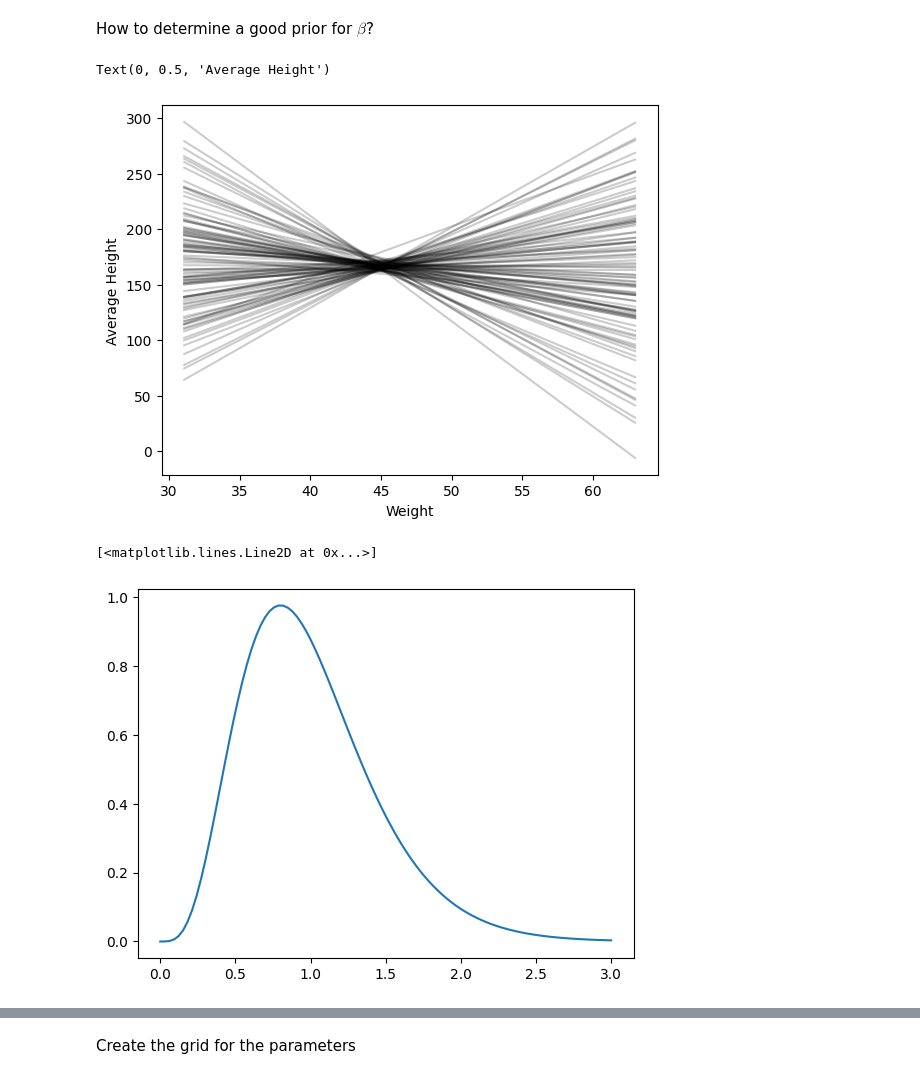
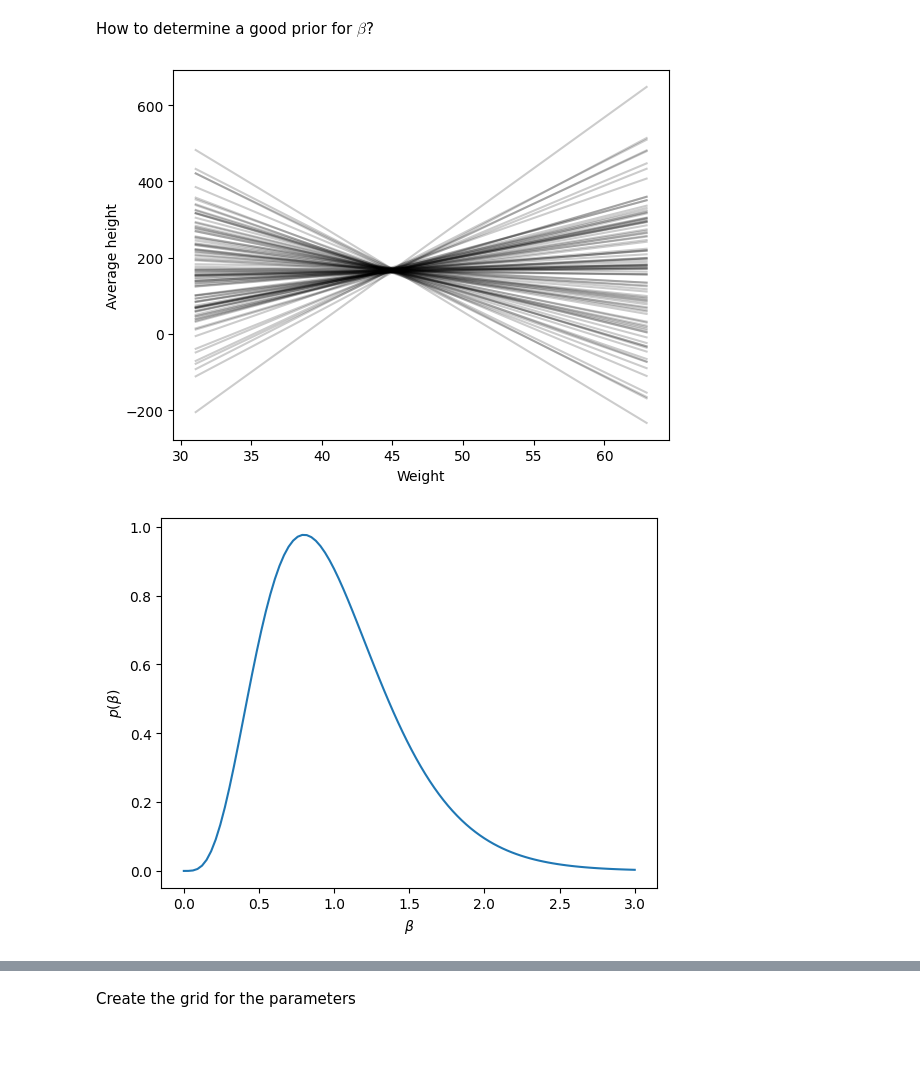
Before and after one commit to IrvingGomez/BayesianStatistics, a Jupyter notebook: Codes/13_HeightWeightAdultsGrid.ipynb, the cells around one changed output, grey strips where cells are left out. Cells and saved outputs as stored; diff of their text form; code cells hidden in the pictures; blank space fills up the shorter version.

Commit message:
Updated codes about height to standard

```diff
--- a/Codes/13_HeightWeightAdultsGrid.ipynb
+++ b/Codes/13_HeightWeightAdultsGrid.ipynb
@@ -27,29 +27,29 @@ SSigma  = 10
 NPrior = 100
 
 SampleAlpha = norm.rvs(size=NPrior, loc=MuAlpha, scale=SAlpha)
-SampleBeta  = norm.rvs(size=NPrior, loc=0, scale=3)
+SampleBeta  = norm.rvs(size=NPrior, loc=0, scale=10)
 # %%
 _ = plt.plot(
     [WeightMin, WeightMax]
     , [SampleAlpha + SampleBeta * (WeightMin-WeightMean), SampleAlpha + SampleBeta * (WeightMax-WeightMean)]
     , color='k'
     , alpha=0.2
 )
 
 plt.xlabel('Weight')
-plt.ylabel('Average Height')
+plt.ylabel('Average height')
 # %% [output]
-Text(0, 0.5, 'Average Height')
-[figure, old version]
+[figure, new version]
 # %%
 Bb = 5
 rv = gamma(a=Bb, scale=1/Bb)
 
 BetaVect = np.linspace(0, 3, 100)
 plt.plot(BetaVect, rv.pdf(BetaVect))
+plt.xlabel(r'$\beta$')
+plt.ylabel(r'$p(\beta)$')
 # %% [output]
-[<matplotlib.lines.Line2D at 0x...>]
-[figure, old version]
+[figure, new version]
 # %%
 SampleBeta = gamma.rvs(size=NPrior, a=Bb, scale=1/Bb)
 # %%
```
Also changed, not shown: parts of 13 cells of this notebook, 2 other files.
